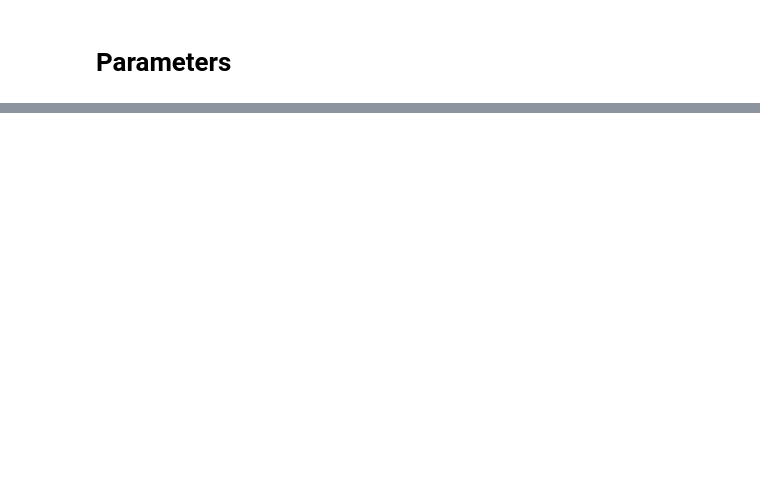
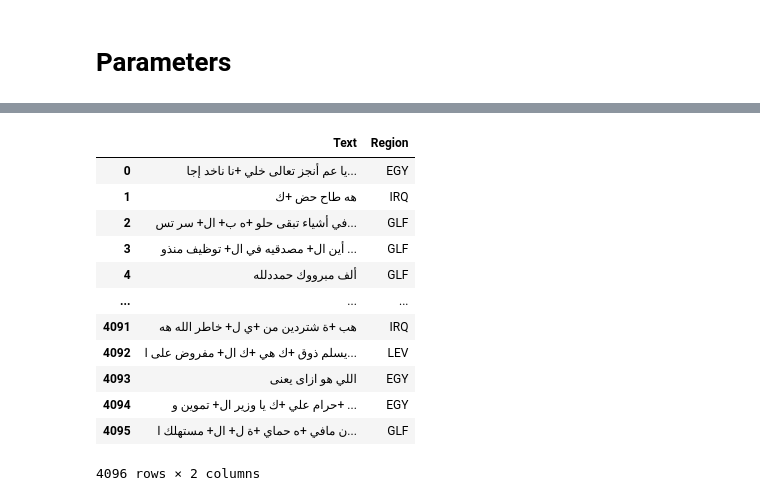
Before and after one commit to d7miiZ/Dialect-Graduation-Project, a Jupyter notebook: code/test_model.ipynb, the cells around one changed output, grey strips where cells are left out. Cells and saved outputs as stored; diff of their text form; code cells hidden in the pictures; blank space fills up the shorter version.

```diff
--- a/code/test_model.ipynb
+++ b/code/test_model.ipynb
@@ -233,0 +256,16 @@ df_displayed
+# %%
+validate
+# %% [output]
+|  | Text | Region |
+| 0 | يا عم أنجز تعالى خلي +نا ناخد إجا... | EGY |
+| 1 | هه طاح حض +ك | IRQ |
+| 2 | في أشياء تبقى حلو +ه ب+ ال+ سر تس... | GLF |
+| 3 | أين ال+ مصدقيه في ال+ توظيف منذو ... | GLF |
+| 4 | ألف مبرووك حمددلله | GLF |
+| ... | ... | ... |
+| 4091 | هب +ة شتردين من +ي ل+ خاطر الله هه | IRQ |
+| 4092 | يسلم ذوق +ك هي +ك ال+ مفروض على ا... | LEV |
+| 4093 | اللي هو ازاى يعنى | EGY |
+| 4094 | حرام علي +ك يا وزير ال+ تموين و+ ... | EGY |
+| 4095 | ن مافي +ه حماي +ة ل+ ال+ مستهلك ا... | GLF |
+4096 rows × 2 columns
```
Also changed, not shown: parts of 17 cells of this notebook, 1 other file.
